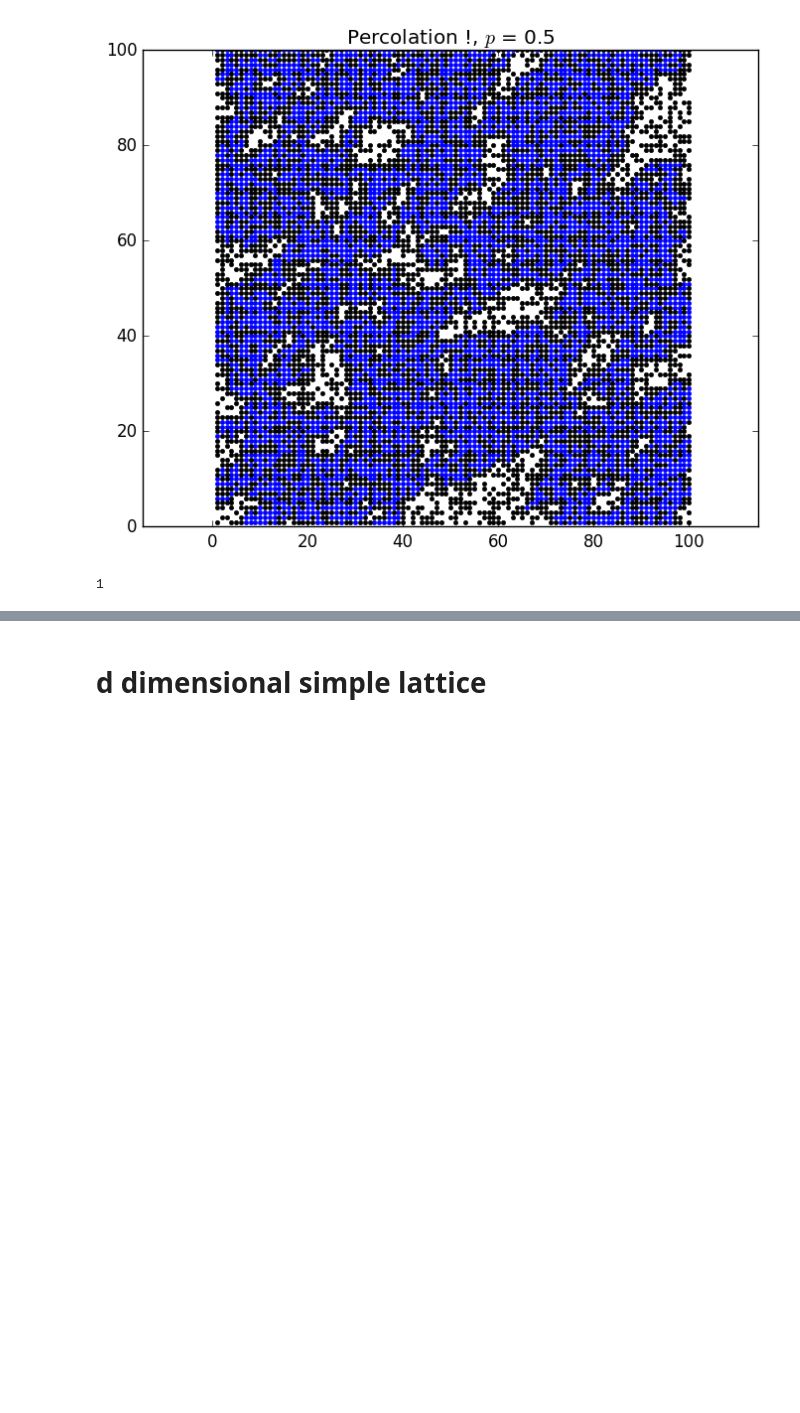
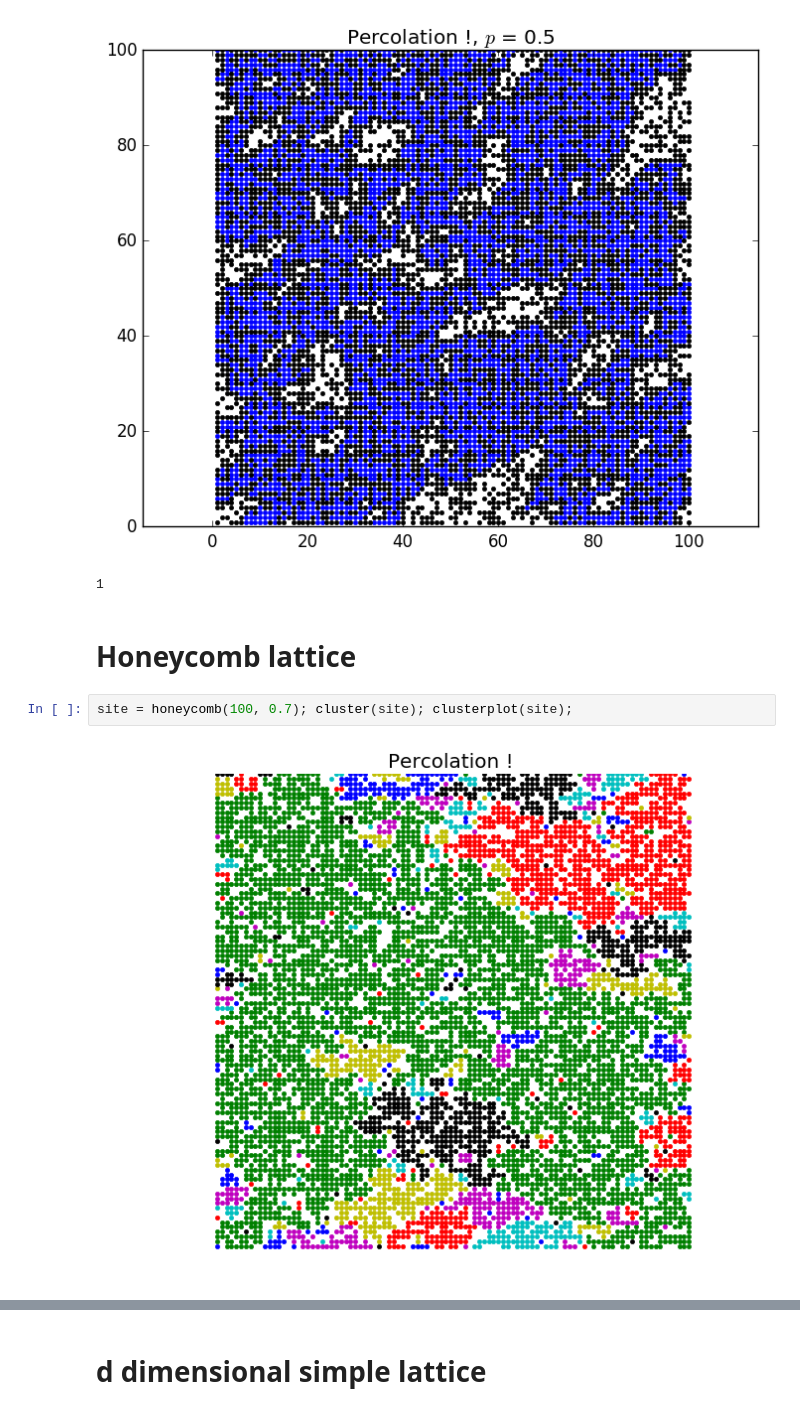
Before and after one commit to goropikari/Percolation.jl, a Jupyter notebook: example/percolation.ipynb, the cells around one changed output, grey strips where cells are left out. Saved outputs shown, nothing was run; the diff lists cells and outputs as text; blank space fills up the shorter version.

```diff
--- a/example/percolation.ipynb
+++ b/example/percolation.ipynb
@@ -61,3 +61,9 @@ percolation(tri)
 # %% [output]
 [figure]
 1
+# %% [markdown]
+# Honeycomb lattice
+# %%
+site = honeycomb(100, 0.7); cluster(site); clusterplot(site);
+# %% [output]
+[figure, added]
```
Also changed, not shown: parts of 10 cells of this notebook, 3 other files.
